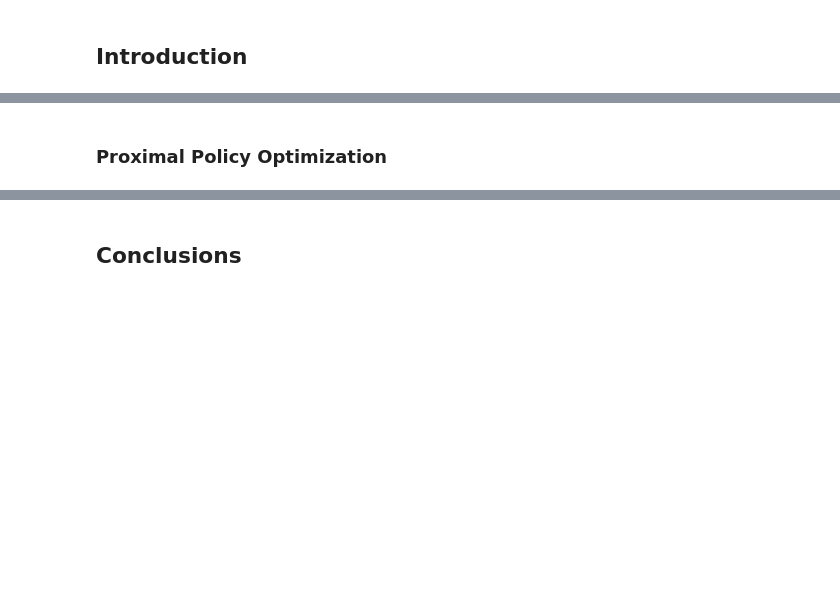
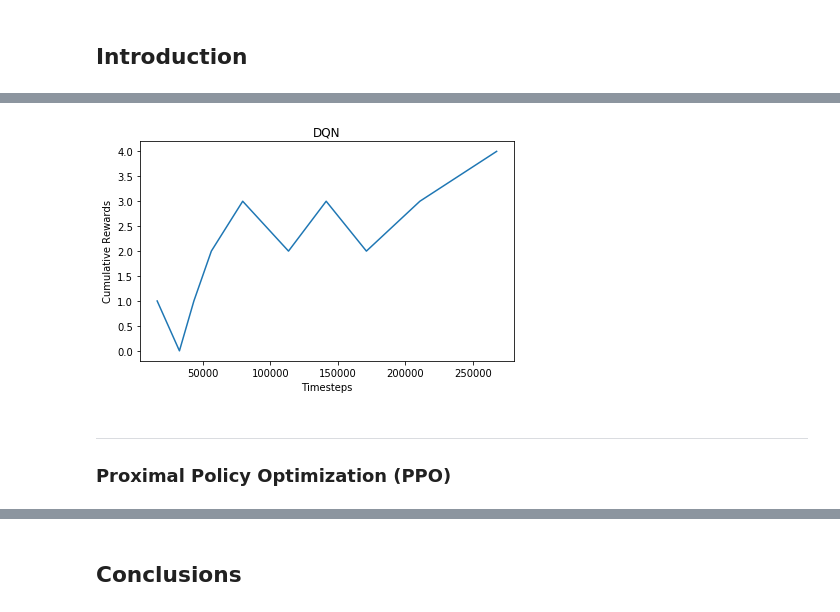
Before and after one commit to vitorhugo13/feup-iart, a Jupyter notebook: proj02/notebook.ipynb, the cells around one changed output, grey strips where cells are left out. Cells and saved outputs as stored; diff of their text form; code cells hidden in the pictures; blank space fills up the shorter version.

```diff
--- a/proj02/notebook.ipynb
+++ b/proj02/notebook.ipynb
@@ -67,2 +128,7 @@ LoadMonitorResultsError: no monitor files of the form *monitor.csv found in m
+# %%
+cumulative_plot('./models/deepq_v1/', 'DQN')
+# %% [output]
+[figure, added]
 # %% [markdown]
-### Proximal Policy Optimization
+---
+### Proximal Policy Optimization (PPO)
```
Also changed, not shown: parts of 14 cells of this notebook, 7 other files.
